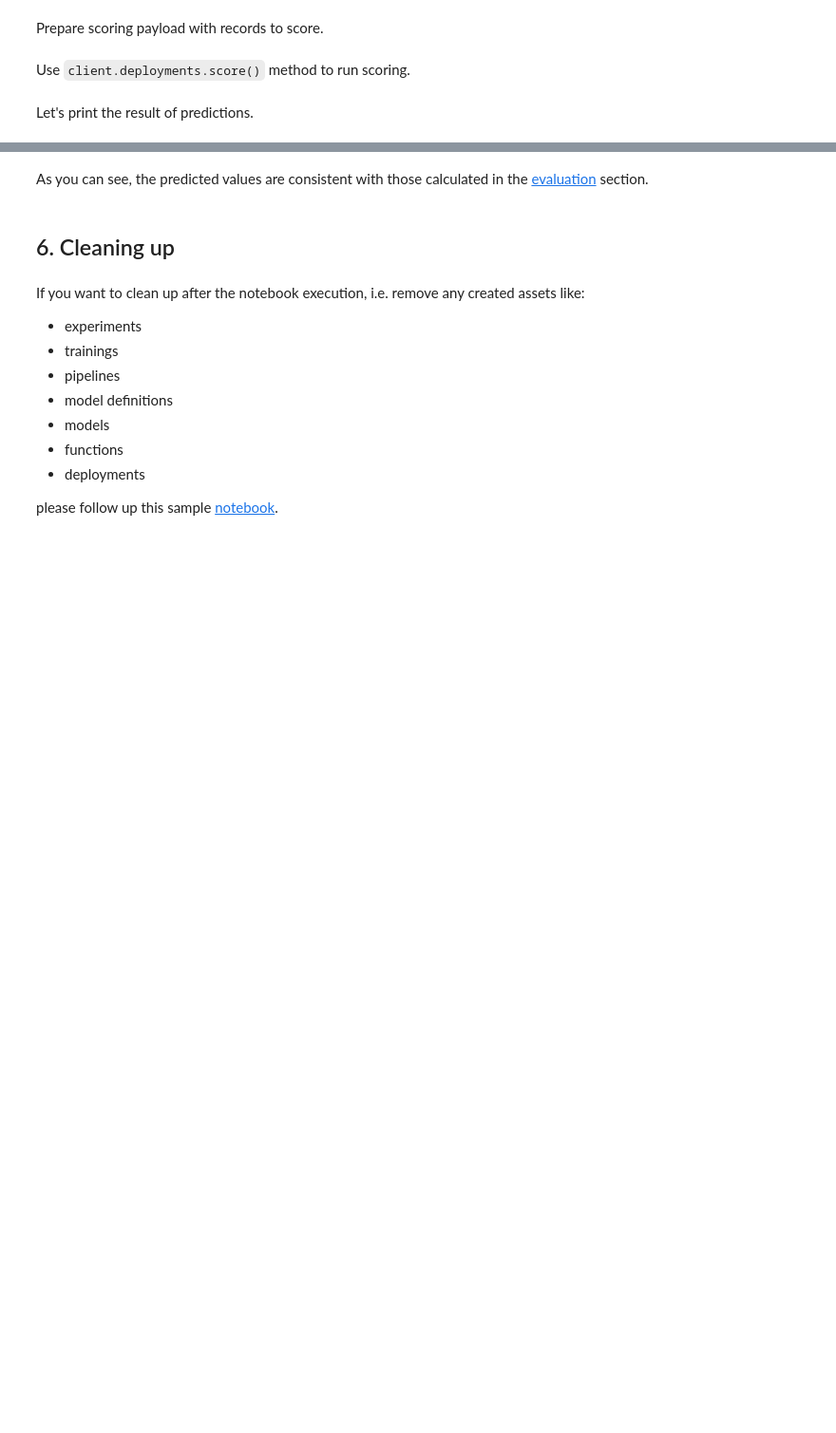
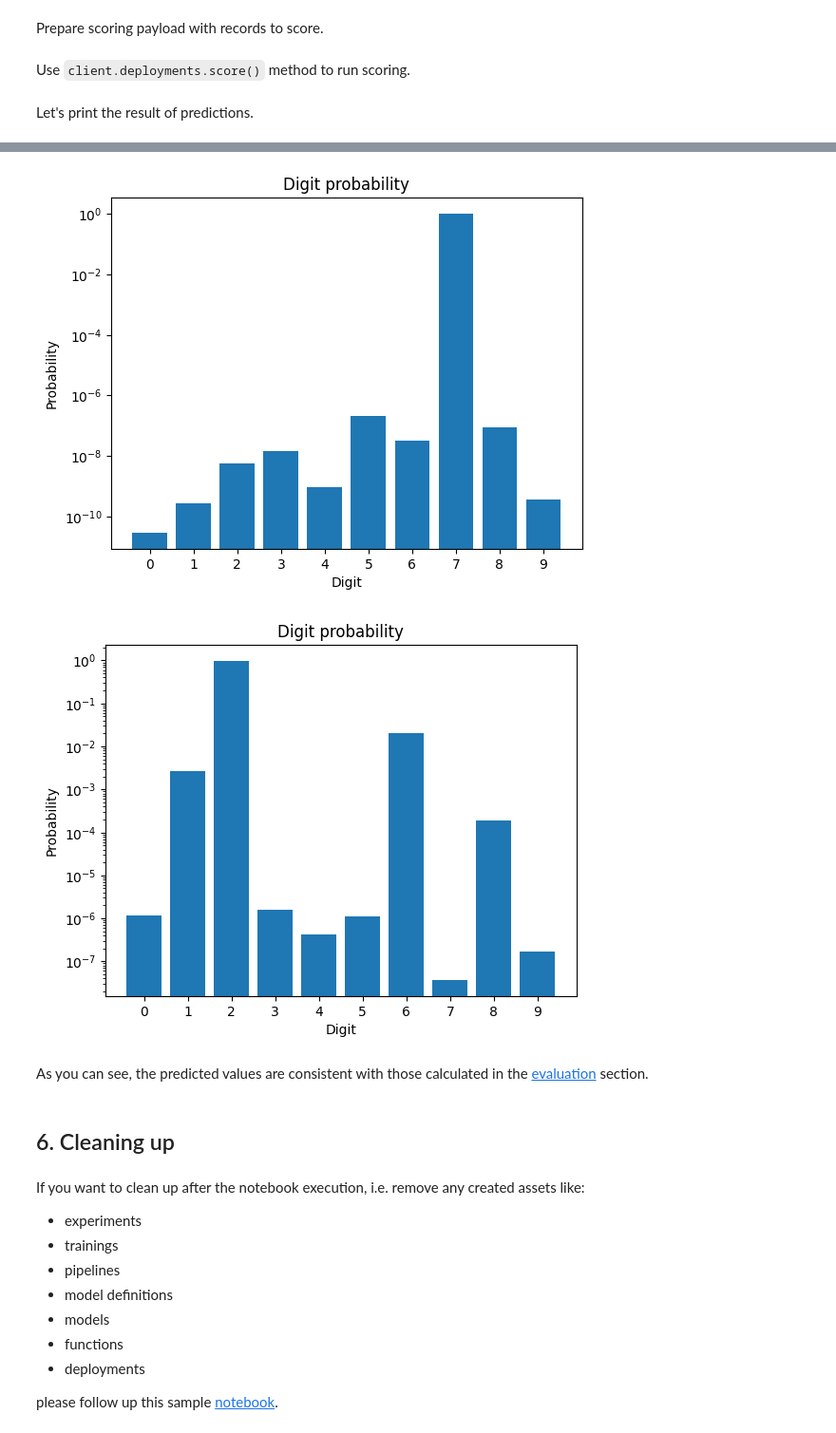
Before and after one commit to IBM/watsonx-ai-samples, a Jupyter notebook: cloud/notebooks/python_sdk/converters/Use ONNX model converted from TensorFlow to recognize hand-written digits.ipynb, the cells around one changed output, grey strips where cells are left out. Shown at 95% size. Drawn from its saved outputs; the diff is of its cells as text; code cells hidden in the pictures; blank space fills up the shorter version.

Commit message:
Updated various cloud notebooks
Signed-off-by: Rafal Chrzanowski <Rafal.Chrzanowski@ibm.com>

```diff
--- a/cloud/notebooks/python_sdk/converters/Use ONNX model converted from TensorFlow to recognize hand-written digits.ipynb
+++ b/cloud/notebooks/python_sdk/converters/Use ONNX model converted from TensorFlow to recognize hand-written digits.ipynb
@@ -99,2 +93,0 @@ location = os.environ.get("RUNTIME_ENV_REGION")
-# %%
-credentials = Credentials(api_key=api_key, url=f"https://{location}.ml.cloud.ibm.com")
@@ -103,3 +94,7 @@ client = APIClient(credentials=credentials)
+# %%
+from ibm_watsonx_ai import APIClient
+
+client = APIClient(credentials)
 # %% [markdown]
 ### 1.3. Working with spaces
 
@@ -213,10 +243,10 @@ After exporting the model, you should verify its integrity and ensure that it fu
 # %%
 onnx.checker.check_model(onnx_model)
 # %%
+import onnxruntime as ort
+
 session = ort.InferenceSession(onnx_model_name)
-x_test = np.array(x_test, dtype=np.float32).reshape(
-    -1, 784
-)  # flattened image 28*28=784
+x_test = np.array(x_test, dtype=np.float32).reshape(-1, 28, 28, 1)
 input_data = {session.get_inputs()[0].name: x_test[:2]}
 session.run([], input_data)
 # %% [output]
@@ -240,6 +276,6 @@ onnx_model_zip = "tf_onnx.zip"
 # %%
 metadata = {
-    client.repository.ModelMetaNames.NAME: "TensorFLow to ONNX converted model",
+    client.repository.ModelMetaNames.NAME: "TensorFlow to ONNX converted model",
     client.repository.ModelMetaNames.TYPE: "onnxruntime_1.16",
     client.repository.ModelMetaNames.SOFTWARE_SPEC_ID: software_spec_id,
 }
@@ -334,6 +398,18 @@ print(json.dumps(predictions, indent=2))
     }
   ]
 }
+# %%
+for i, prediction in enumerate(predictions["predictions"][0]["values"]):
+    plt.bar(range(10), prediction)
+    plt.title("Digit probability")
+    plt.xlabel("Digit")
+    plt.ylabel("Probability")
+    plt.xticks(range(10))
+    plt.yscale("log")
+    plt.show()
+# %% [output]
+[figure, added]
+[figure, added]
 # %% [markdown]
 As you can see, the predicted values are consistent with those calculated in the [evaluation](#evaluation-onnx) section.
 # %% [markdown]
```
Also changed, not shown: parts of 30 cells of this notebook, 7 other files.
